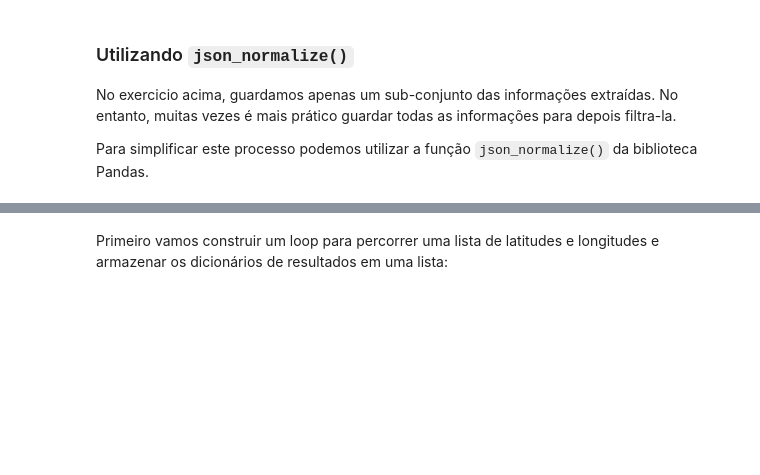
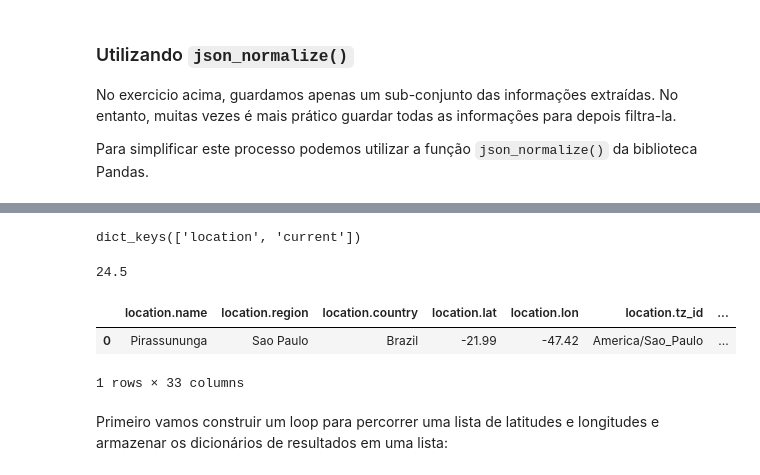
Before and after one commit to sadguilherme/99_PT_JAN2023, a Jupyter notebook: aulas/20230314 APIs.ipynb, the cells around one changed output, grey strips where cells are left out. Cells and saved outputs as stored; diff of their text form; code cells hidden in the pictures; blank space fills up the shorter version.

```diff
--- a/aulas/20230314 APIs.ipynb
+++ b/aulas/20230314 APIs.ipynb
@@ -324,3 +406,17 @@ print(results)
+# %%
+results.keys()
+# %% [output]
+dict_keys(['location', 'current'])
+# %%
+results['current']['feelslike_c']
+# %% [output]
+24.5
+# %%
+pd.json_normalize(results)
+# %% [output]
+|  | location.name | location.region | location.country | location.lat | location.lon | location.tz_id | ... |
+| 0 | Pirassununga | Sao Paulo | Brazil | -21.99 | -47.42 | America/Sao_Paulo | ... |
+1 rows × 33 columns
 # %% [markdown]
 Primeiro vamos construir um loop para percorrer uma lista de latitudes e longitudes e armazenar os dicionários de resultados em uma lista:
 # %%
```
Also changed, not shown: parts of 26 cells of this notebook.
